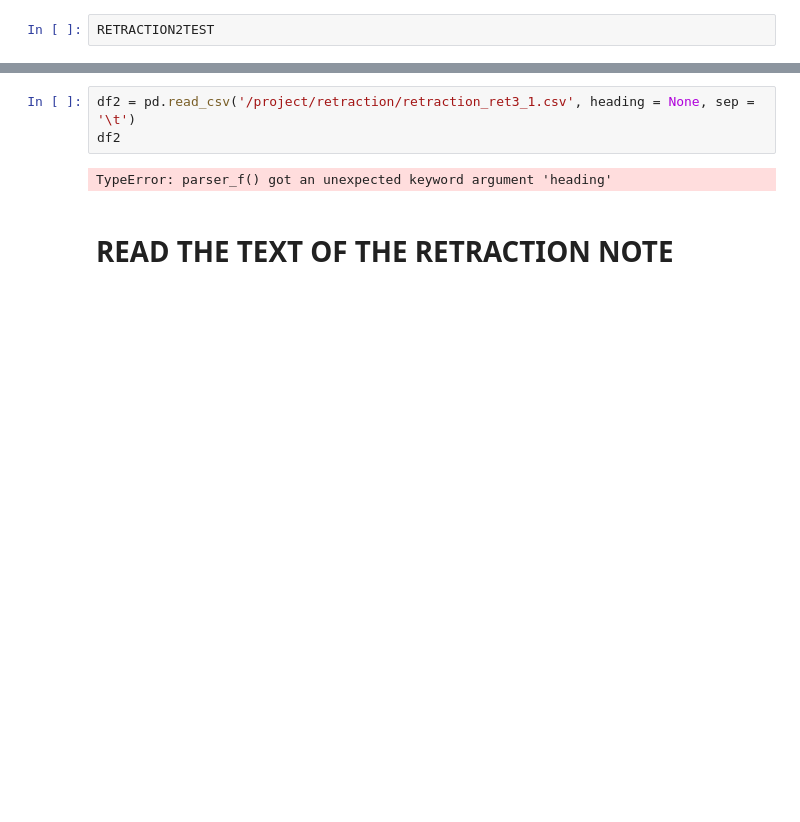
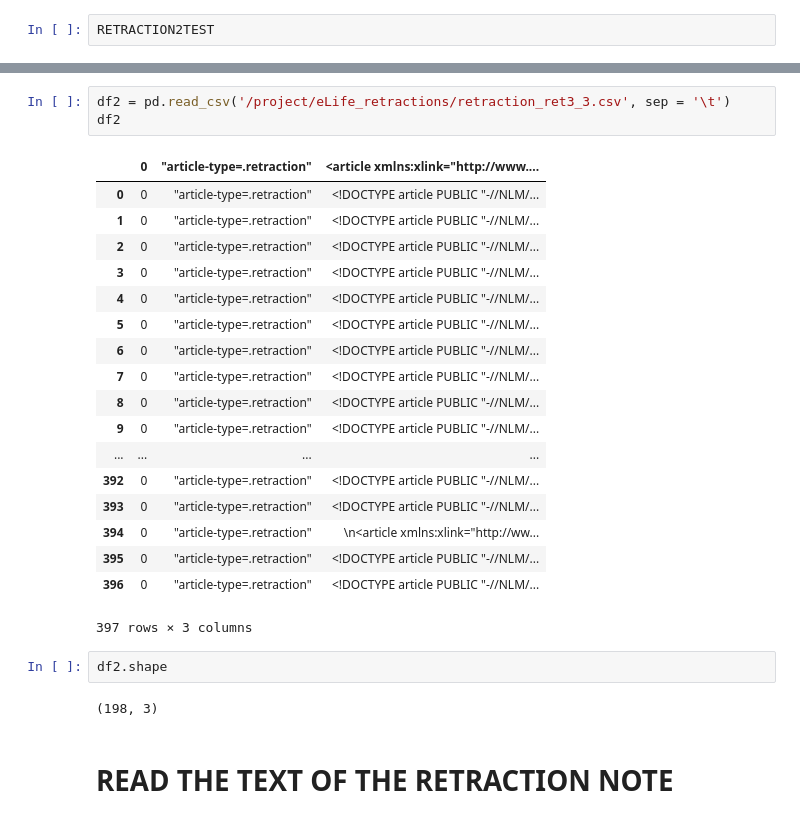
Before and after one commit to dciudadr/eLife_retractions, a Jupyter notebook: retract3.ipynb, the cells around one changed output, grey strips where cells are left out. Saved outputs shown, nothing was run; the diff lists cells and outputs as text; blank space fills up the shorter version.

Commit message:
Splits fine the articles. It can search for strings in them

```diff
--- a/retract3.ipynb
+++ b/retract3.ipynb
@@ -74,8 +100,29 @@ Data saved
 # %%
-df2 = pd.read_csv('/project/retraction/retraction_ret3_1.csv', heading = None, sep = '\t')
+df2 = pd.read_csv('/project/eLife_retractions/retraction_ret3_3.csv', sep = '\t')
 df2
 # %% [output]
+|  | 0 | "article-type=.retraction" | <article xmlns:xlink="http://www.... |
+| 0 | 0 | "article-type=.retraction" | <!DOCTYPE article PUBLIC "-//NLM/... |
+| 1 | 0 | "article-type=.retraction" | <!DOCTYPE article PUBLIC "-//NLM/... |
+| 2 | 0 | "article-type=.retraction" | <!DOCTYPE article PUBLIC "-//NLM/... |
+| 3 | 0 | "article-type=.retraction" | <!DOCTYPE article PUBLIC "-//NLM/... |
+| 4 | 0 | "article-type=.retraction" | <!DOCTYPE article PUBLIC "-//NLM/... |
+| 5 | 0 | "article-type=.retraction" | <!DOCTYPE article PUBLIC "-//NLM/... |
+| 6 | 0 | "article-type=.retraction" | <!DOCTYPE article PUBLIC "-//NLM/... |
+| 7 | 0 | "article-type=.retraction" | <!DOCTYPE article PUBLIC "-//NLM/... |
+| 8 | 0 | "article-type=.retraction" | <!DOCTYPE article PUBLIC "-//NLM/... |
+| 9 | 0 | "article-type=.retraction" | <!DOCTYPE article PUBLIC "-//NLM/... |
+| ... | ... | ... | ... |
+| 392 | 0 | "article-type=.retraction" | <!DOCTYPE article PUBLIC "-//NLM/... |
+| 393 | 0 | "article-type=.retraction" | <!DOCTYPE article PUBLIC "-//NLM/... |
+| 394 | 0 | "article-type=.retraction" | \n<article xmlns:xlink="http://ww... |
+| 395 | 0 | "article-type=.retraction" | <!DOCTYPE article PUBLIC "-//NLM/... |
+| 396 | 0 | "article-type=.retraction" | <!DOCTYPE article PUBLIC "-//NLM/... |
-TypeError: parser_f() got an unexpected keyword argument 'heading'
+397 rows × 3 columns
+# %%
+df2.shape
+# %% [output]
+(198, 3)
 # %% [markdown]
 # READ THE TEXT OF THE RETRACTION NOTE
 # %%
```
Also changed, not shown: parts of 11 cells of this notebook, 2 other files.
